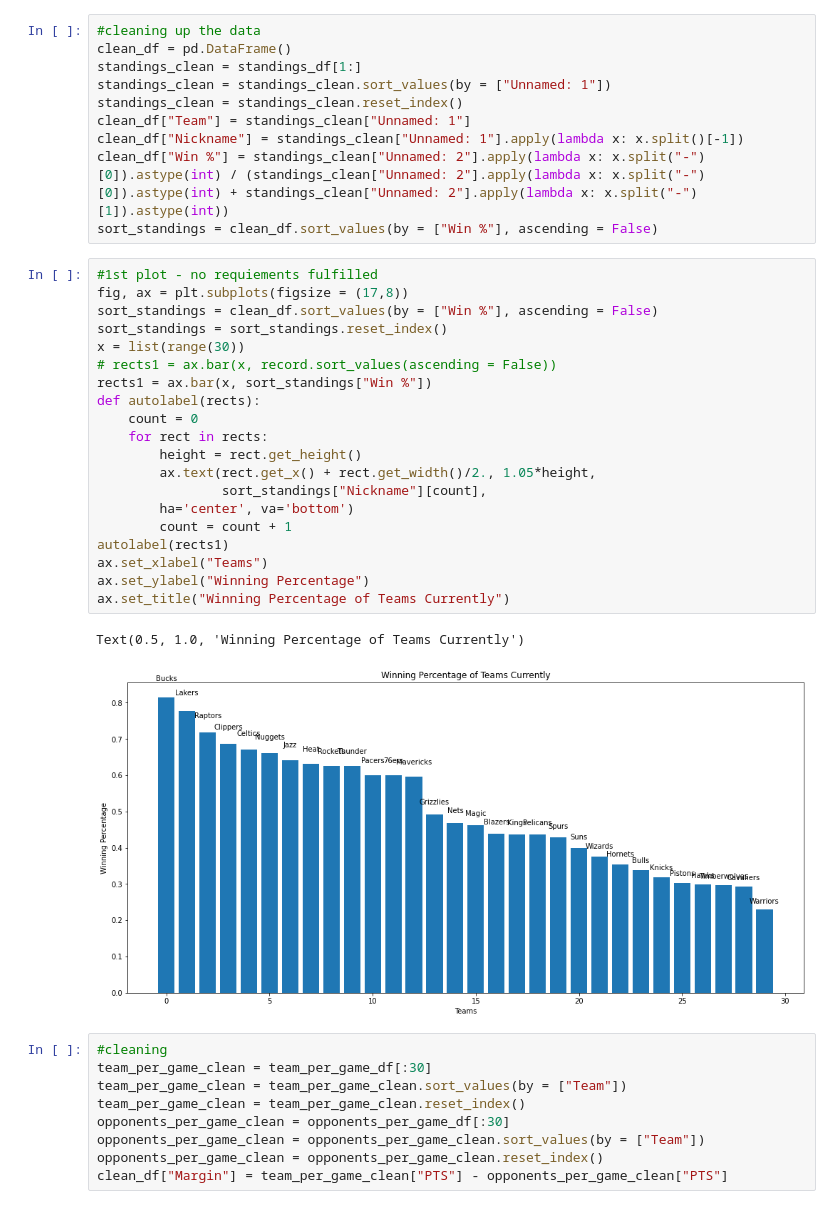
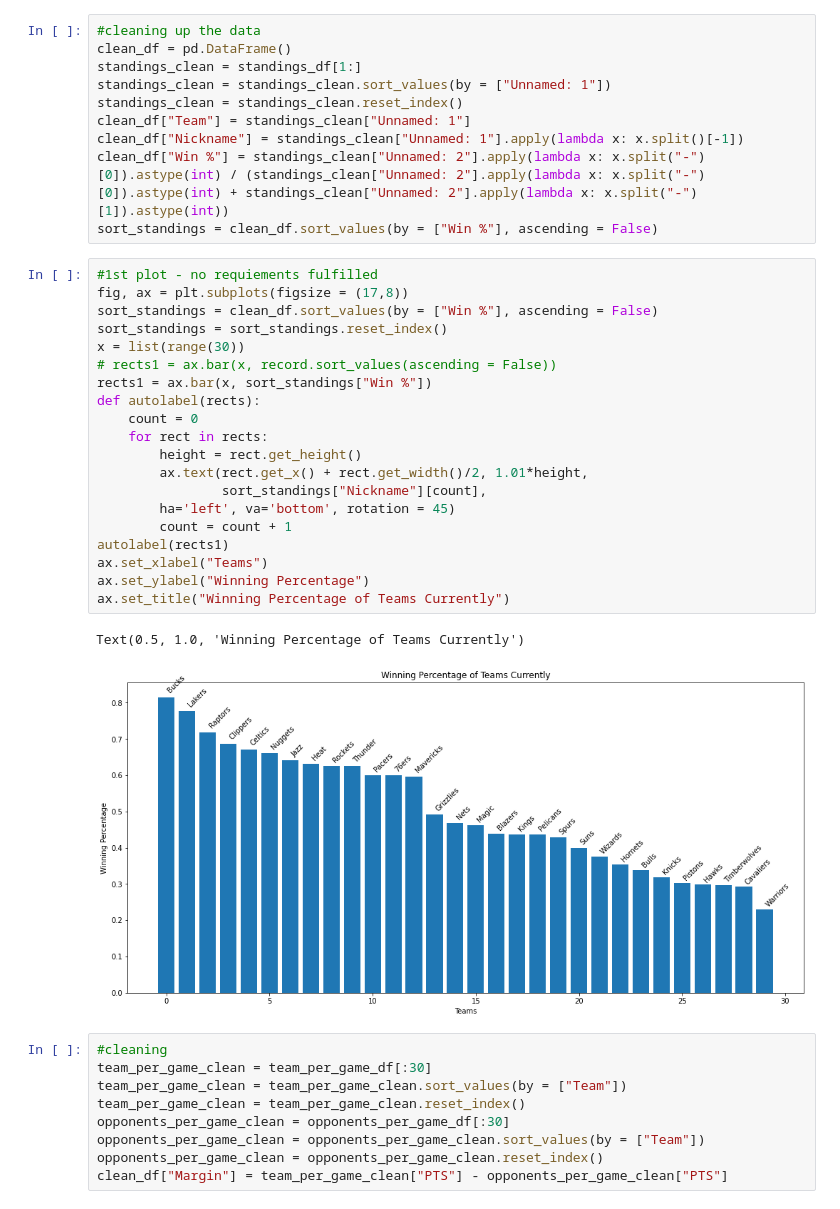
Before and after one commit to cjdunteman/cs320_final, a Jupyter notebook: experimenting.ipynb, the cells around one changed output. Cells and saved outputs as stored; diff of their text form.

Commit message:
Fixed team names in first plot

```diff
--- a/experimenting.ipynb
+++ b/experimenting.ipynb
@@ -36,26 +36,26 @@ sort_standings = clean_df.sort_values(by = ["Win %"], ascending = False)
 # %%
 #1st plot - no requiements fulfilled
 fig, ax = plt.subplots(figsize = (17,8))
 sort_standings = clean_df.sort_values(by = ["Win %"], ascending = False)
 sort_standings = sort_standings.reset_index()
 x = list(range(30))
 # rects1 = ax.bar(x, record.sort_values(ascending = False))
 rects1 = ax.bar(x, sort_standings["Win %"])
 def autolabel(rects):
     count = 0
     for rect in rects:
         height = rect.get_height()
-        ax.text(rect.get_x() + rect.get_width()/2., 1.05*height,
+        ax.text(rect.get_x() + rect.get_width()/2, 1.01*height,
                 sort_standings["Nickname"][count],
-        ha='center', va='bottom')
+        ha='left', va='bottom', rotation = 45)
         count = count + 1
 autolabel(rects1)
 ax.set_xlabel("Teams")
 ax.set_ylabel("Winning Percentage")
 ax.set_title("Winning Percentage of Teams Currently")
 # %% [output]
 Text(0.5, 1.0, 'Winning Percentage of Teams Currently')
-[figure, old version]
+[figure, new version]
 # %%
 #cleaning
 team_per_game_clean = team_per_game_df[:30]
```
